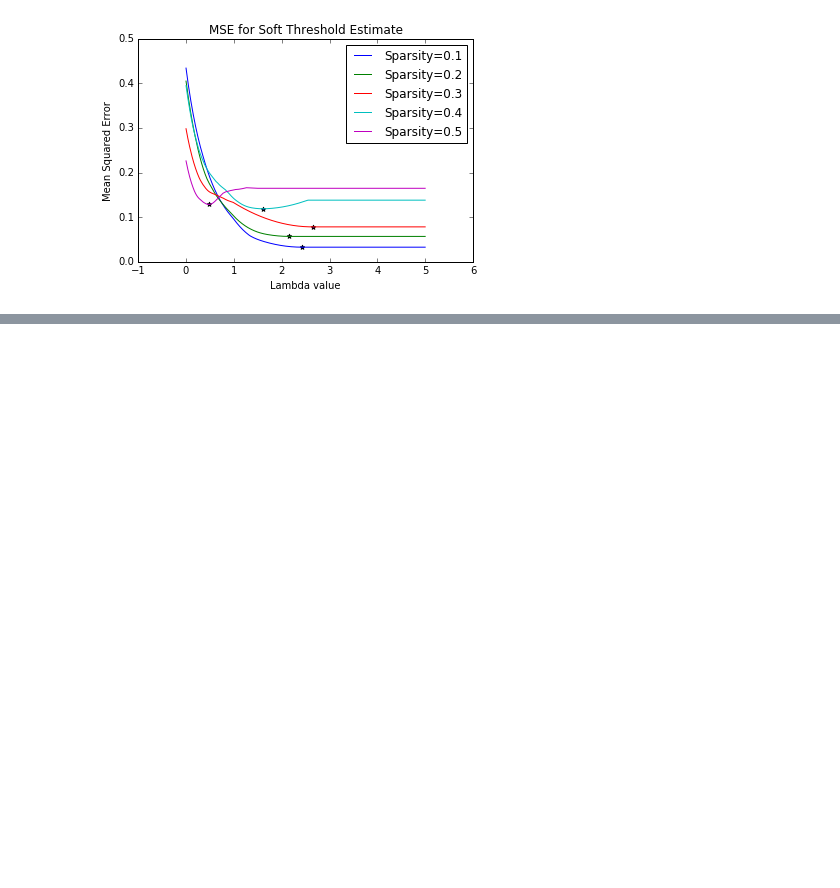
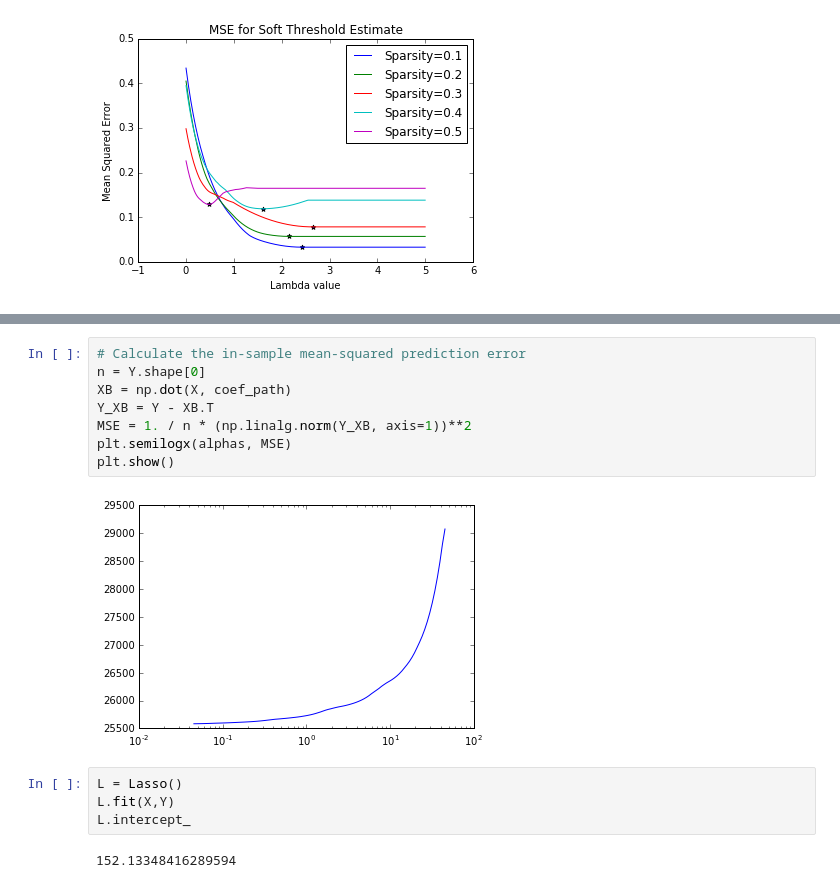
Before and after one commit to aamcbee/SDS385, a Jupyter notebook: Solutions/Exercise 5/Exercise 5.ipynb, the cells around one changed output, grey strips where cells are left out. Cells and saved outputs as stored; diff of their text form; blank space fills up the shorter version.

```diff
--- a/Solutions/Exercise 5/Exercise 5.ipynb
+++ b/Solutions/Exercise 5/Exercise 5.ipynb
@@ -120,0 +148,16 @@ plt.show()
+# %%
+# Calculate the in-sample mean-squared prediction error
+n = Y.shape[0]
+XB = np.dot(X, coef_path)
+Y_XB = Y - XB.T
+MSE = 1. / n * (np.linalg.norm(Y_XB, axis=1))**2
+plt.semilogx(alphas, MSE)
+plt.show()
+# %% [output]
+[figure, added]
+# %%
+L = Lasso()
+L.fit(X,Y)
+L.intercept_
+# %% [output]
+152.13348416289594
```
Also changed, not shown: parts of 9 cells of this notebook.
